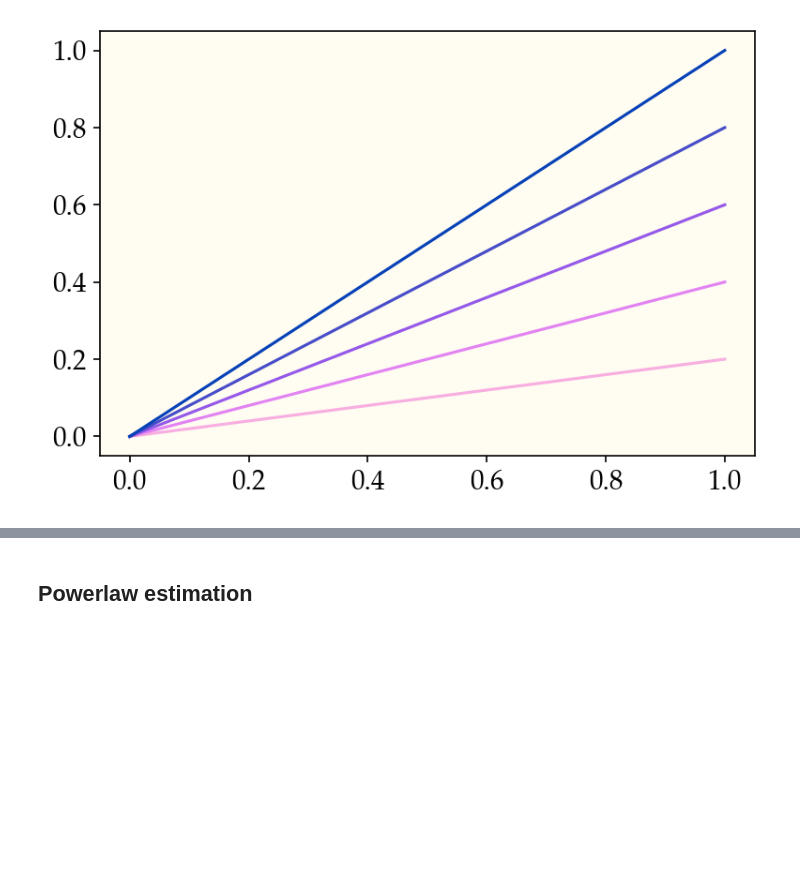
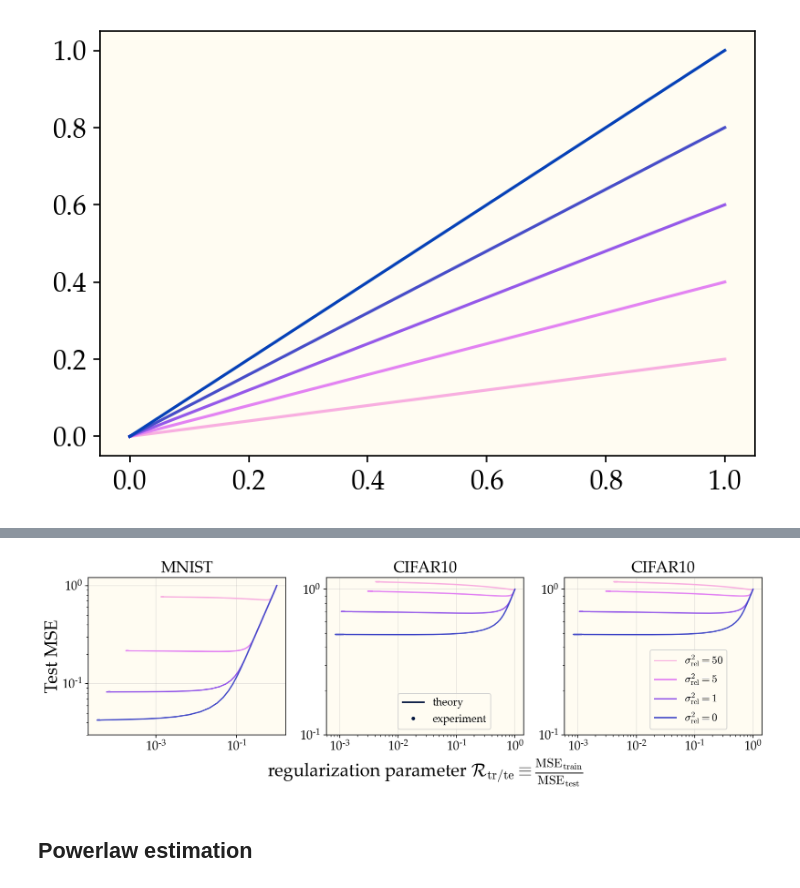
Before and after one commit to dkarkada/more-is-better, a Jupyter notebook: powerlaws.ipynb, the cells around one changed output, grey strips where cells are left out. Drawn from its saved outputs; the diff is of its cells as text; code cells hidden in the pictures; blank space fills up the shorter version.

```diff
--- a/powerlaws.ipynb
+++ b/powerlaws.ipynb
@@ -213,3 +214,93 @@ plt.show()
+# %%
+def mse_theory(R, a, b, noise, n):
+    R2 = np.sqrt(R)
+    pi = np.pi
+    err = 1
+    err *= pi**b * (a-b+1) * np.sin(pi/a) * (1/np.sin(pi*(b-1)/a))
+    err *= (1 - R2 + a*noise*((1-R2)**b)) / (1 + (a-1)*R2)
+    err *= (a * np.sin(pi/a) * (1-R2))**(-b)
+    err *= n**(-(b-1))
+    return err
+
+fig, axes = plt.subplots(ncols=3, figsize=(12,3))
+
+plot_params = {
+    "datasets": ["mnist", "cifar10", "cifar10"],
+    "titles": ["MNIST", "CIFAR10", "CIFAR10"],
+    "ymin": [0.03, 0.1, 0.1],
+    "alpha": [1.13, 1.16, 1.16],
+    "beta": [1.357, 1.139, 1.139]
+
+}
+
+for i, ax in enumerate(axes):
+    EXPT_NUM = 0
+    DEPTH = 10
+    DATASET_NAME = plot_params["datasets"][i]
+
+    expt = ExptDetails(EXPT_NUM, DEPTH, DATASET_NAME)
+    work_dir = f"results/{DATASET_NAME}/{expt.expt_name}"
+    with open(f"{work_dir}/optridge.file", 'rb') as handle:
+        optridge = pickle.load(handle)
+
+    ridges = optridge["ridges"]
+    noises = optridge["noise_rels"]
+    test_mses = optridge["test_mses"]
+    train_mses = optridge["train_mses"]
+
+    for j, noise in enumerate(noises[::-1]):
+        test_mse, train_mse = test_mses[noise], train_mses[noise]
+
+        ax.plot(train_mse, test_mse, color=get_color(j), zorder=2)
+
+    ax.set_title(plot_params["titles"][i])
+    ymin = plot_params["ymin"][i]
+    ymid = np.sqrt(ymin*1.2)
+    ax.set_xscale('log')
+    ax.set_yscale('log')
+
+
+    ax.set_ylim(ymin, 1.2)
+    # ax.set_xlim(.15, 1.15)
+    ax.set_axisbelow(True)
+    ax.grid(alpha=0.3, zorder=-5)
+
+fig.add_subplot(111, frameon=False)
+# hide tick and tick label of the big axis
+plt.tick_params(labelcolor='none', which='both', top=False, bottom=False, left=False, right=False)
+plt.xlabel('regularization parameter $\mathcal{R}_\mathrm{tr/te}\equiv\\frac{\mathrm{MSE}_\mathrm{train}}{\mathrm{MSE}_\mathrm{test}}}$',
+           size="x-large")
+plt.ylabel('Test MSE', size="x-large")
+plt.xscale('log')
+plt.tight_layout()
+fig.subplots_adjust(bottom=0)
+plt.figlegend(
+    (
+        Line2D([0], [0], color=get_color(0)),
+        Line2D([0], [0], color=get_color(1)),
+        Line2D([0], [0], color=get_color(2)),
+        Line2D([0], [0], color=get_color(3)),),
+    (
+        f"$\sigma^2_\mathrm{{rel}}={noises[3]}$",
+        f"$\sigma^2_\mathrm{{rel}}={noises[2]}$",
+        f"$\sigma^2_\mathrm{{rel}}={noises[1]}$",
+        f"$\sigma^2_\mathrm{{rel}}={noises[0]}$",),
+    fontsize=12,
+    loc=(.838, .27),
+)
+plt.figlegend(
+    (
+        Line2D([0], [0], color='xkcd:navy'),
+        Line2D([0], [0], color='xkcd:navy', ls="none", marker='.'),),
+    (
+        "theory",
+        "experiment",),
+    fontsize=12,
+    loc=(.493,.27),
+)
+plt.show()
+# %% [output]
+[figure, added]
 # %% [markdown]
 ## Powerlaw estimation
 # %%
```
Also changed, not shown: parts of 2 cells of this notebook, 5 other files.
